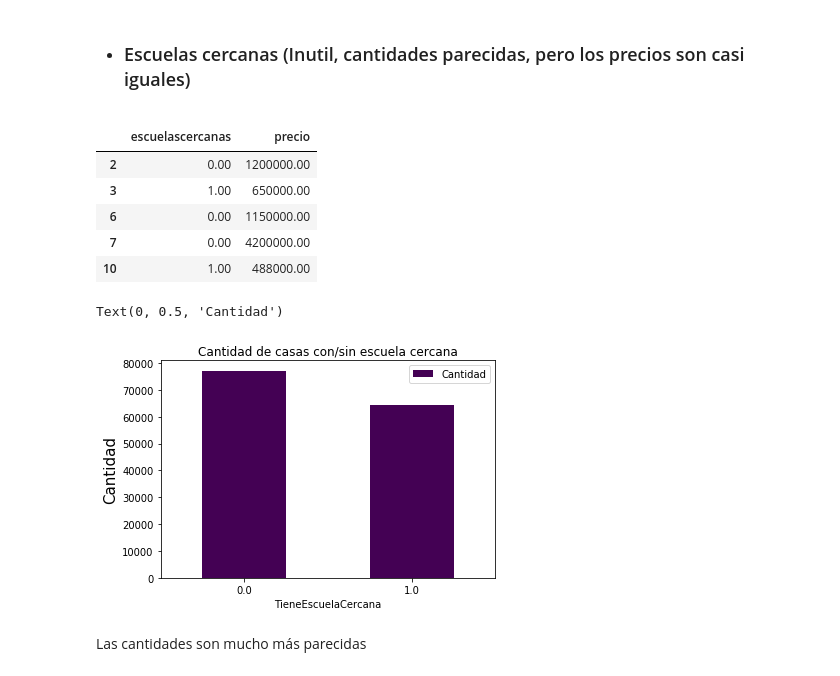
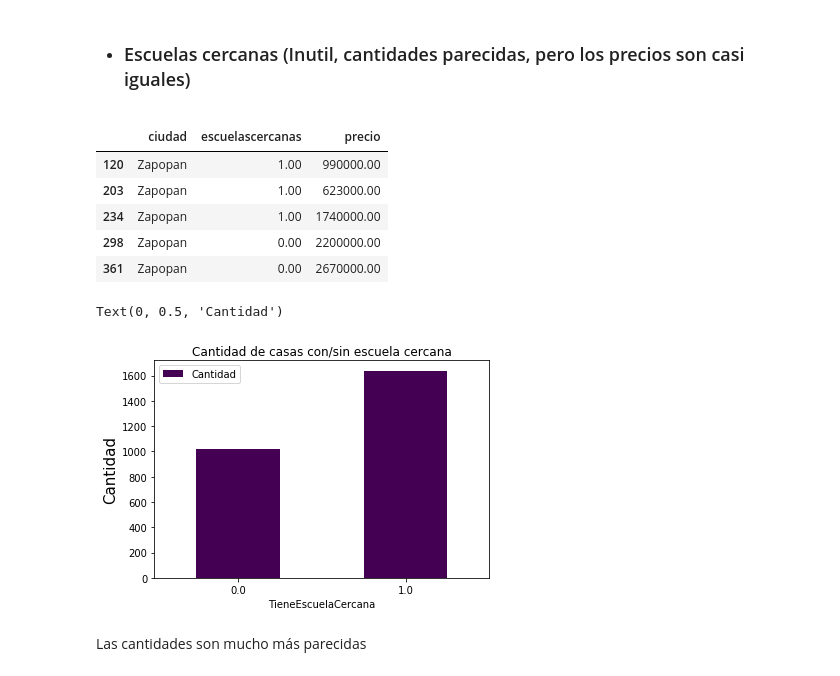
Before and after one commit to gdbien/9558-Organizacion-de-Datos, a Jupyter notebook: TP1/Lucas/HousesAnalysis.ipynb, the cells around one changed output. Saved outputs shown, nothing was run; the diff lists cells and outputs as text; code cells hidden in the pictures.

```diff
--- a/TP1/Lucas/HousesAnalysis.ipynb
+++ b/TP1/Lucas/HousesAnalysis.ipynb
@@ -63,3 +65,5 @@ Voy a ver si encuentro algun atributo donde haya cantidades parejas, y ver si ha
+# %%
+casas = casas.dropna()
 # %% [markdown]
 * ### Piscina (Supongo que es inutil, por la diferencia de cantidades)
 # %%
@@ -92,22 +98,24 @@ Aunque haga un boxplot, la diferencia de cantidad de casas para un grupo y otro
 # %% [markdown]
 * ### Escuelas cercanas (Inutil, cantidades parecidas, pero los precios son casi iguales)
 # %%
-casaPrecioEscuela = casas.iloc[:, [20,22]]
+casaPrecioEscuela = casas.iloc[:, [5, 20, 22]]
+casaPrecioEscuela = casaPrecioEscuela.loc[casaPrecioEscuela["ciudad"] == "Zapopan"]
 casaPrecioEscuela.head()
 # %% [output]
-|  | escuelascercanas | precio |
-| 2 | 0.00 | 1200000.00 |
-| 3 | 1.00 | 650000.00 |
-| 6 | 0.00 | 1150000.00 |
-| 7 | 0.00 | 4200000.00 |
-| 10 | 1.00 | 488000.00 |
+|  | ciudad | escuelascercanas | precio |
+| 120 | Zapopan | 1.00 | 990000.00 |
+| 203 | Zapopan | 1.00 | 623000.00 |
+| 234 | Zapopan | 1.00 | 1740000.00 |
+| 298 | Zapopan | 0.00 | 2200000.00 |
+| 361 | Zapopan | 0.00 | 2670000.00 |
 # %%
 casasConEscuelaCercaCount = casaPrecioEscuela.groupby(casaPrecioEscuela["escuelascercanas"]).agg({"count"}).reset_index()
+casasConEscuelaCercaCount = casasConEscuelaCercaCount.iloc[:, [0,1]]
 casasConEscuelaCercaCount.columns = ["TieneEscuelaCercana", "Cantidad"]
 casasConEscuelaCercaCount.plot.bar(x="TieneEscuelaCercana", y="Cantidad", rot=0, title = "Cantidad de casas con/sin escuela cercana",colormap='viridis').set_ylabel("Cantidad", fontsize=15)
 # %% [output]
 Text(0, 0.5, 'Cantidad')
-[figure, old version]
+[figure, new version]
 # %% [markdown]
 Las cantidades son mucho más parecidas
 # %%
```
Also changed, not shown: parts of 30 cells of this notebook.
